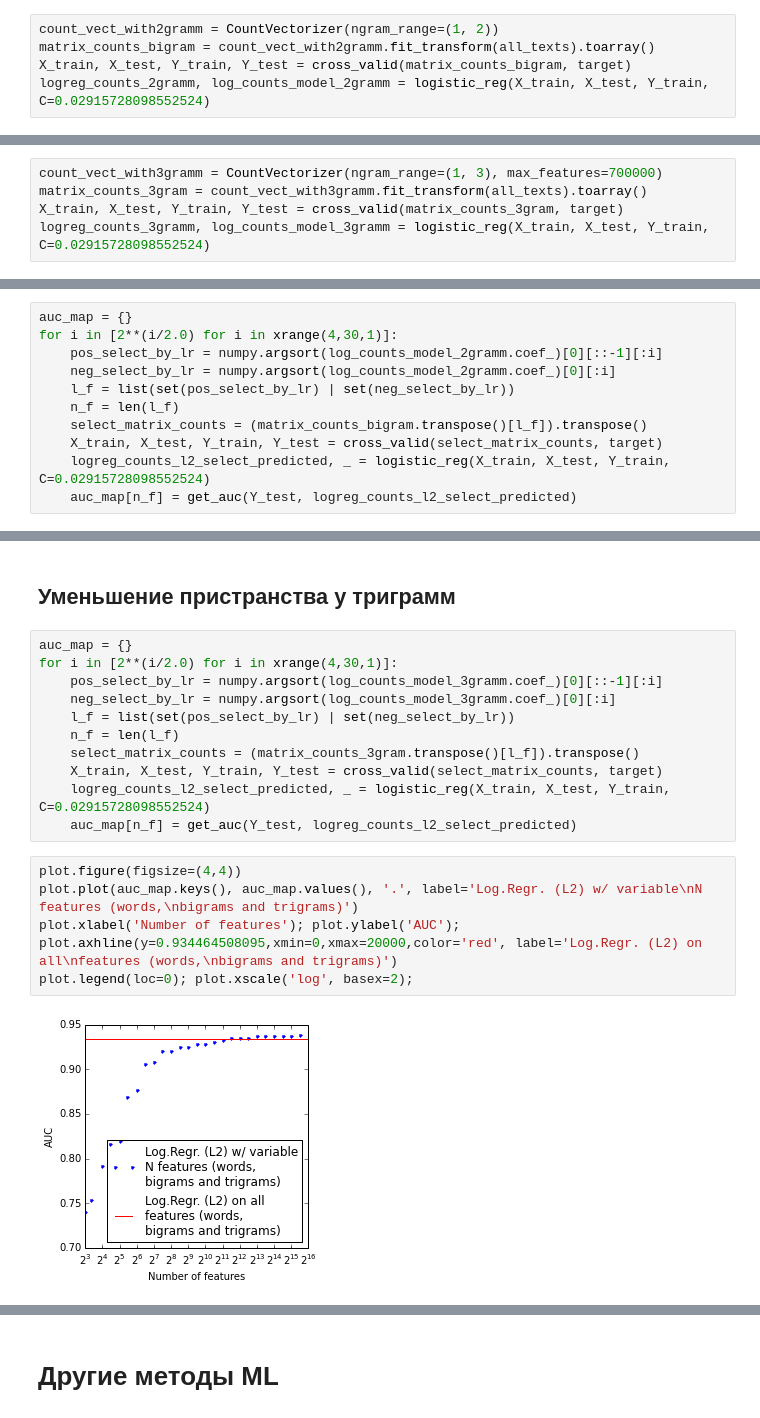
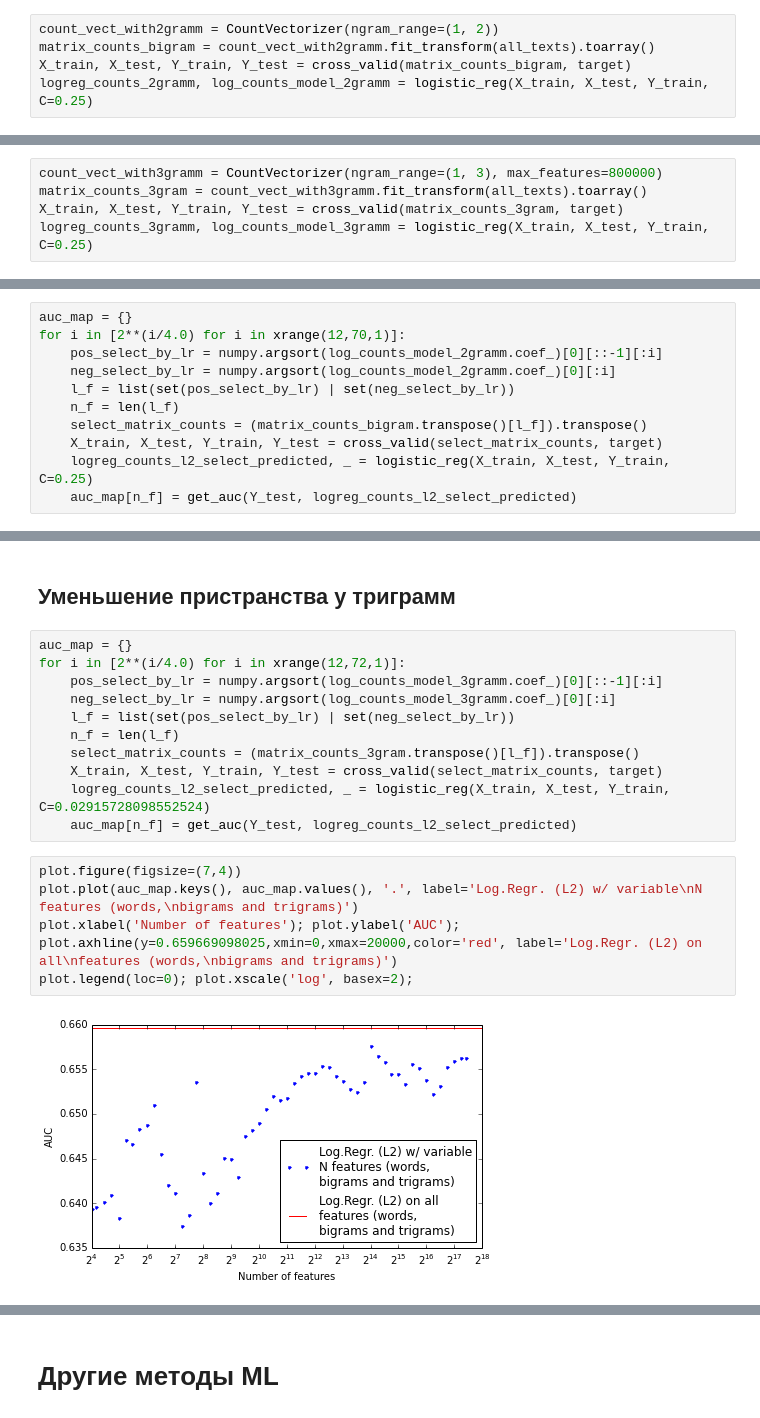
Before and after one commit to ermakovpetr/posneg, a Jupyter notebook: main.ipynb, the cells around one changed output, grey strips where cells are left out. Cells and saved outputs as stored; diff of their text form.

```diff
--- a/main.ipynb
+++ b/main.ipynb
@@ -367,7 +470,7 @@ print "при количестве фич = " + str(auc_map.keys()[auc_map.value
 count_vect_with2gramm = CountVectorizer(ngram_range=(1, 2))
 matrix_counts_bigram = count_vect_with2gramm.fit_transform(all_texts).toarray()
 X_train, X_test, Y_train, Y_test = cross_valid(matrix_counts_bigram, target)
-logreg_counts_2gramm, log_counts_model_2gramm = logistic_reg(X_train, X_test, Y_train, C=0.02915728098552524)
+logreg_counts_2gramm, log_counts_model_2gramm = logistic_reg(X_train, X_test, Y_train, C=0.25)
 # %%
 matrix_counts_bigram.shape
 # %% [output]
@@ -375,10 +478,10 @@ matrix_counts_bigram.shape
 # %% [markdown]
 ##Подсчет триграмм
 # %%
-count_vect_with3gramm = CountVectorizer(ngram_range=(1, 3), max_features=700000)
+count_vect_with3gramm = CountVectorizer(ngram_range=(1, 3), max_features=800000)
 matrix_counts_3gram = count_vect_with3gramm.fit_transform(all_texts).toarray()
 X_train, X_test, Y_train, Y_test = cross_valid(matrix_counts_3gram, target)
-logreg_counts_3gramm, log_counts_model_3gramm = logistic_reg(X_train, X_test, Y_train, C=0.02915728098552524)
+logreg_counts_3gramm, log_counts_model_3gramm = logistic_reg(X_train, X_test, Y_train, C=0.25)
 # %%
 matrix_counts_3gram.shape
 # %% [output]
@@ -408,13 +517,13 @@ roc_curve(Y_test, logreg_counts_3gramm, label='Logistic Regression (3)')
 ## Уменьшение пристранства у биграмм
 # %%
 auc_map = {}
-for i in [2**(i/2.0) for i in xrange(4,30,1)]:
+for i in [2**(i/4.0) for i in xrange(12,70,1)]:
     pos_select_by_lr = numpy.argsort(log_counts_model_2gramm.coef_)[0][::-1][:i]
     neg_select_by_lr = numpy.argsort(log_counts_model_2gramm.coef_)[0][:i]
     l_f = list(set(pos_select_by_lr) | set(neg_select_by_lr))
     n_f = len(l_f)
     select_matrix_counts = (matrix_counts_bigram.transpose()[l_f]).transpose()
     X_train, X_test, Y_train, Y_test = cross_valid(select_matrix_counts, target)
-    logreg_counts_l2_select_predicted, _ = logistic_reg(X_train, X_test, Y_train, C=0.02915728098552524)
+    logreg_counts_l2_select_predicted, _ = logistic_reg(X_train, X_test, Y_train, C=0.25)
     auc_map[n_f] = get_auc(Y_test, logreg_counts_l2_select_predicted)
 # %%
@@ -435,7 +544,7 @@ Number of features = 46340
 ## Уменьшение пристранства у триграмм
 # %%
 auc_map = {}
-for i in [2**(i/2.0) for i in xrange(4,30,1)]:
+for i in [2**(i/4.0) for i in xrange(12,72,1)]:
     pos_select_by_lr = numpy.argsort(log_counts_model_3gramm.coef_)[0][::-1][:i]
     neg_select_by_lr = numpy.argsort(log_counts_model_3gramm.coef_)[0][:i]
     l_f = list(set(pos_select_by_lr) | set(neg_select_by_lr))
@@ -445,13 +554,13 @@ for i in [2**(i/2.0) for i in xrange(4,30,1)]:
     logreg_counts_l2_select_predicted, _ = logistic_reg(X_train, X_test, Y_train, C=0.02915728098552524)
     auc_map[n_f] = get_auc(Y_test, logreg_counts_l2_select_predicted)
 # %%
-plot.figure(figsize=(4,4))
+plot.figure(figsize=(7,4))
 plot.plot(auc_map.keys(), auc_map.values(), '.', label='Log.Regr. (L2) w/ variable\nN features (words,\nbigrams and trigrams)')
 plot.xlabel('Number of features'); plot.ylabel('AUC');
-plot.axhline(y=0.934464508095,xmin=0,xmax=20000,color='red', label='Log.Regr. (L2) on all\nfeatures (words,\nbigrams and trigrams)')
+plot.axhline(y=0.659669098025,xmin=0,xmax=20000,color='red', label='Log.Regr. (L2) on all\nfeatures (words,\nbigrams and trigrams)')
 plot.legend(loc=0); plot.xscale('log', basex=2);
 # %% [output]
-[figure, old version]
+[figure, new version]
 # %%
 print "Trigrams max AUC = " + str(max(auc_map.values()))
 print "Number of features = " + str(auc_map.keys()[auc_map.values().index(max(auc_map.values()))])
```
Also changed, not shown: parts of 43 cells of this notebook, 2 other files.
